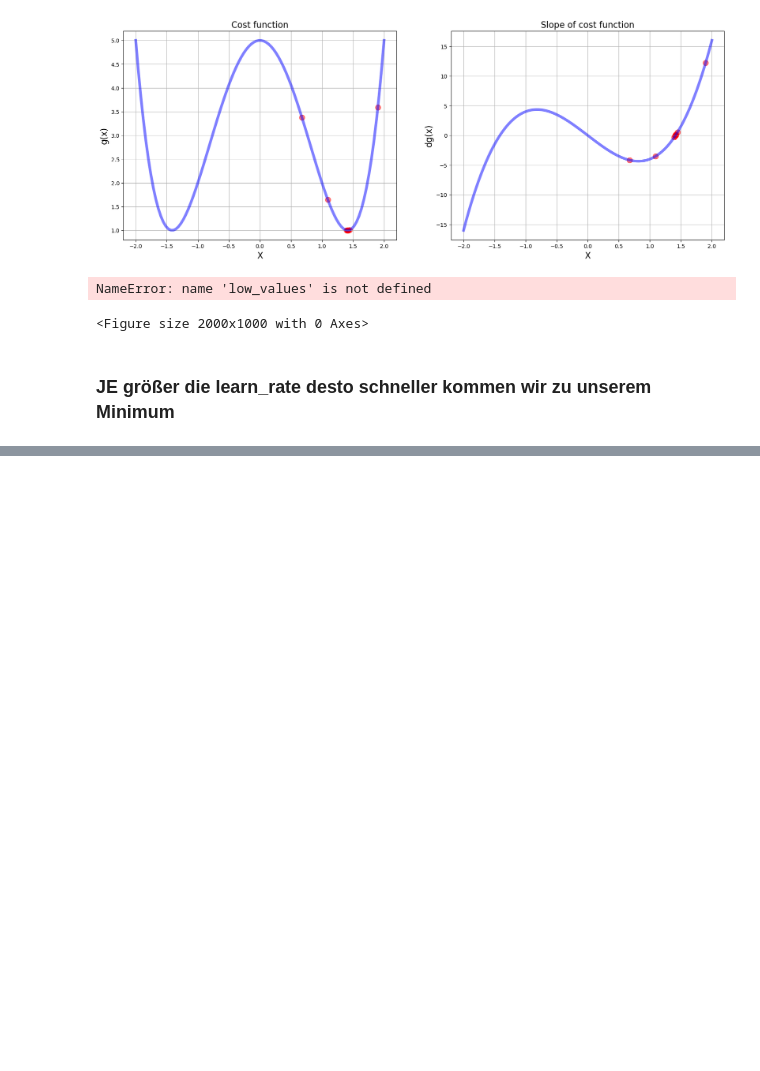
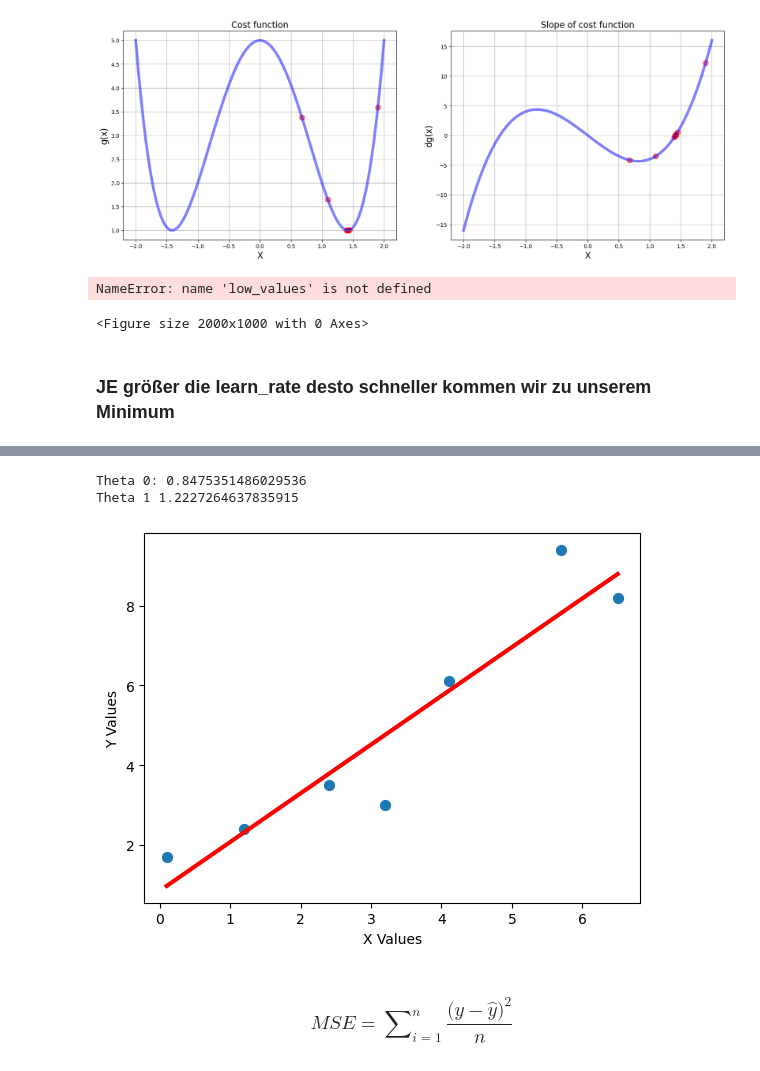
Before and after one commit to TLCasparS/MachineLearningLearner, a Jupyter notebook: Gradient Descent.ipynb, the cells around one changed output, grey strips where cells are left out. Saved outputs shown, nothing was run; the diff lists cells and outputs as text; code cells hidden in the pictures; blank space fills up the shorter version.

```diff
--- a/Gradient Descent.ipynb
+++ b/Gradient Descent.ipynb
@@ -646,0 +906,9 @@ ax.plot_surface(x_4,y_4, f(x_4,y_4), cmap=cm.winter, alpha = 0.6)
+# %%
+# making data
+
+
+
+x_5 = np.array([0.1, 1.2, 2.4, 3.2, 4.1, 5.7, 6.5]).reshape(7, 1)
+y_5 = np.array([1.7, 2.4, 3.5, 3.0, 6.1, 9.4, 8.2]).reshape(-1, 1) # die minus 1 ist die länge und daher universell richtig
+
+print(x_5)
@@ -646,0 +923,28 @@ ax.plot_surface(x_4,y_4, f(x_4,y_4), cmap=cm.winter, alpha = 0.6)
+# %%
+# quick linear regression
+
+regr = LinearRegression() # braucht 2d array import
+regr.fit(x_5, y_5)
+print("Theta 0:", regr.intercept_[0])
+print("Theta 1", regr.coef_[0][0])
+# %% [output]
+Theta 0: 0.8475351486029536
+Theta 1 1.2227264637835915
+# %%
+
+plt.xlabel("X Values")
+plt.ylabel("Y Values")
+
+plt.scatter(x_5, y_5, s=50)
+plt.plot(x_5, regr.predict(x_5), color = "red", linewidth =3)
+# this is the best fit line not the cost function  it's plotting the data
+
+
+
+plt.show()
+
+# cost function zeigt, wie weit wir weg sind davon
+# %% [output]
+[figure, added]
+# %% [markdown]
+### $$ MSE = \sum\nolimits_{i=1}^n \frac {\big( y -\hat{y}\big)^2}{n} $$
```
Also changed, not shown: parts of 44 cells of this notebook.
